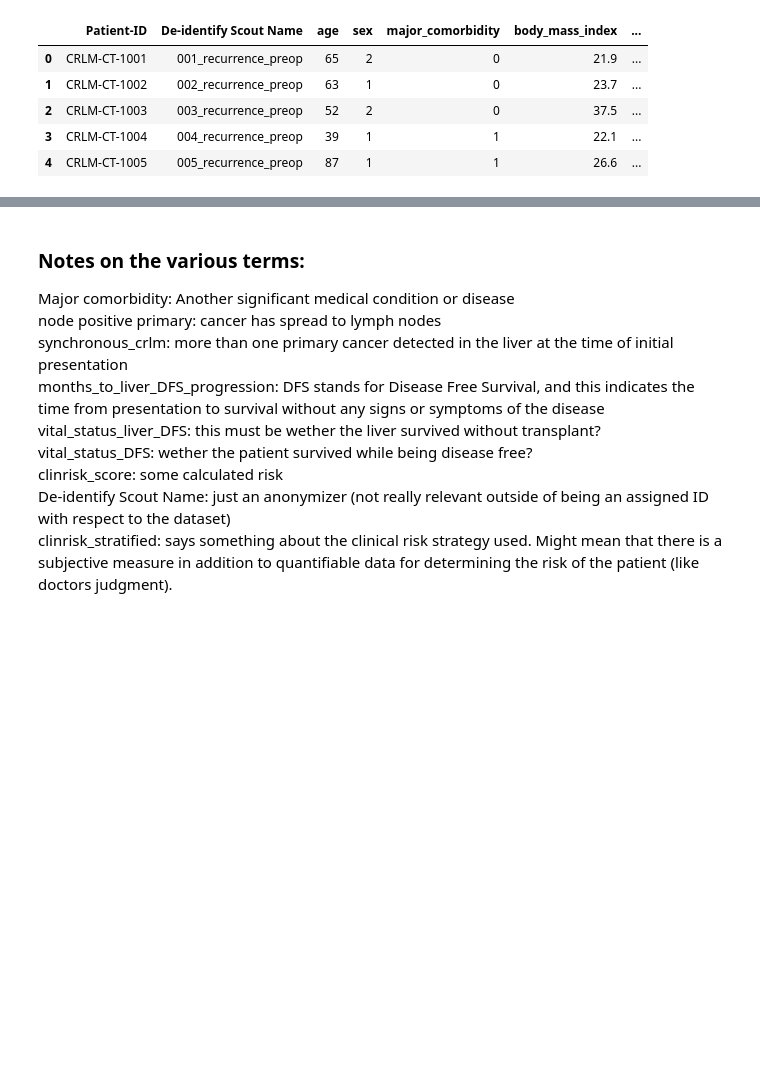
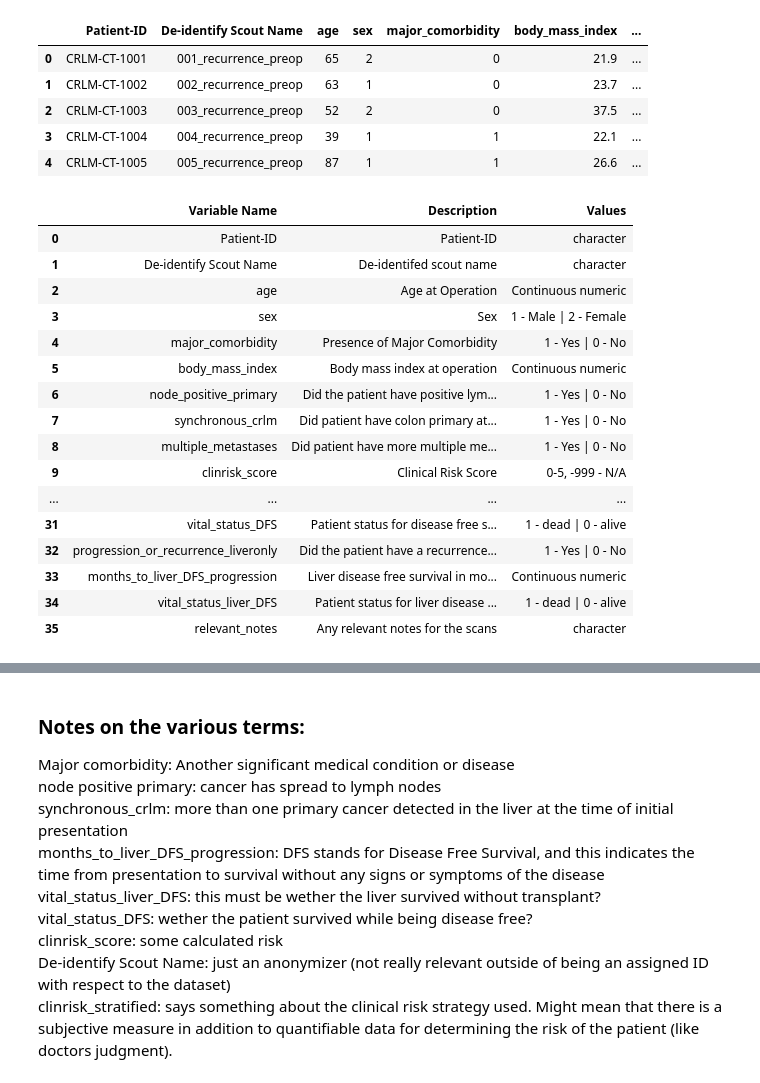
Before and after one commit to andersvestengen/Phd-interview-project, a Jupyter notebook: Project_folder/testbed.ipynb, the cells around one changed output, grey strips where cells are left out. Cells and saved outputs as stored; diff of their text form; code cells hidden in the pictures; blank space fills up the shorter version.

Commit message:
Added more notes on the process. Started work on preprocessing the clinical data for clinical only survival training
Signed-off-by: Anders <anders556@live.no>

```diff
--- a/Project_folder/testbed.ipynb
+++ b/Project_folder/testbed.ipynb
@@ -5,5 +8,6 @@ import openpyxl
 # %%
 data = pd.read_excel("../Colorectal-Liver-Metastases-Clinical-data-April-2023.xlsx")
+description = pd.read_excel("../Colorectal-Liver-Metastases-Clinical-data-April-2023.xlsx", "Data Dictionary")
 pd.set_option('display.max_columns', None)
 data.head()
 # %% [output]
@@ -13,3 +17,24 @@ data.head()
 | 2 | CRLM-CT-1003 | 003_recurrence_preop | 52 | 2 | 0 | 37.5 | ... |
 | 3 | CRLM-CT-1004 | 004_recurrence_preop | 39 | 1 | 1 | 22.1 | ... |
 | 4 | CRLM-CT-1005 | 005_recurrence_preop | 87 | 1 | 1 | 26.6 | ... |
+# %%
+#Printing the description of the different items:
+display(description)
+# %% [output]
+|  | Variable Name | Description | Values |
+| 0 | Patient-ID | Patient-ID | character |
+| 1 | De-identify Scout Name | De-identifed scout name | character |
+| 2 | age | Age at Operation | Continuous numeric |
+| 3 | sex | Sex | 1 - Male | 2 - Female |
+| 4 | major_comorbidity | Presence of Major Comorbidity | 1 - Yes | 0 - No |
+| 5 | body_mass_index | Body mass index at operation | Continuous numeric |
+| 6 | node_positive_primary | Did the patient have positive lym... | 1 - Yes | 0 - No |
+| 7 | synchronous_crlm | Did patient have colon primary at... | 1 - Yes | 0 - No |
+| 8 | multiple_metastases | Did patient have more multiple me... | 1 - Yes | 0 - No |
+| 9 | clinrisk_score | Clinical Risk Score | 0-5, -999 - N/A |
+| ... | ... | ... | ... |
+| 31 | vital_status_DFS | Patient status for disease free s... | 1 - dead | 0 - alive |
+| 32 | progression_or_recurrence_liveronly | Did the patient have a recurrence... | 1 - Yes | 0 - No |
+| 33 | months_to_liver_DFS_progression | Liver disease free survival in mo... | Continuous numeric |
+| 34 | vital_status_liver_DFS | Patient status for liver disease ... | 1 - dead | 0 - alive |
+| 35 | relevant_notes | Any relevant notes for the scans | character |
```
Also changed, not shown: parts of 8 cells of this notebook, 3 other files.
